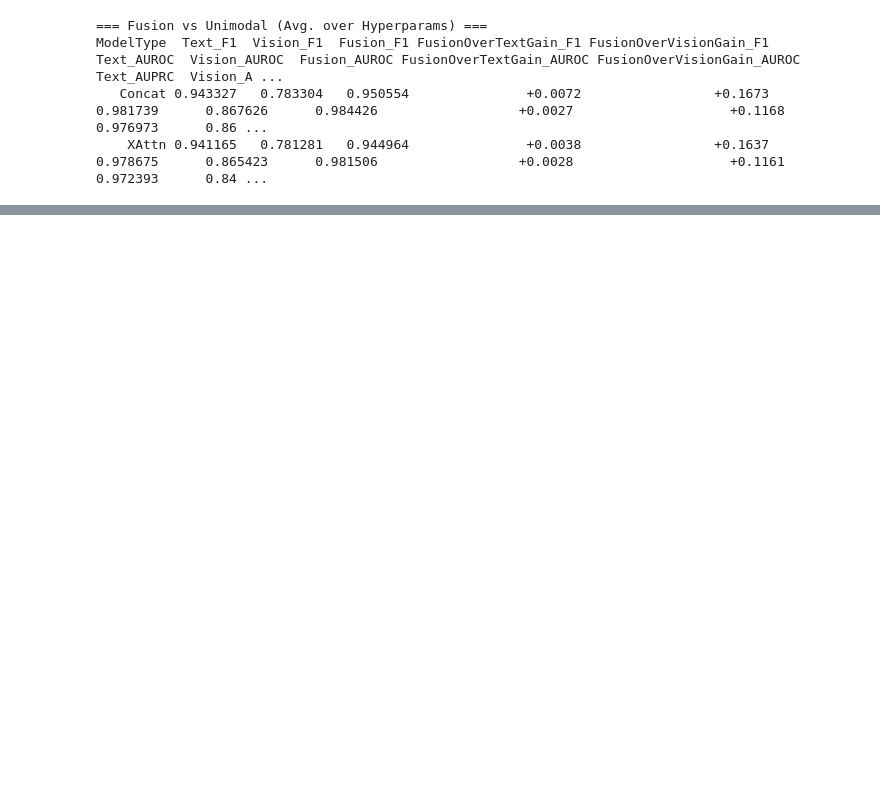
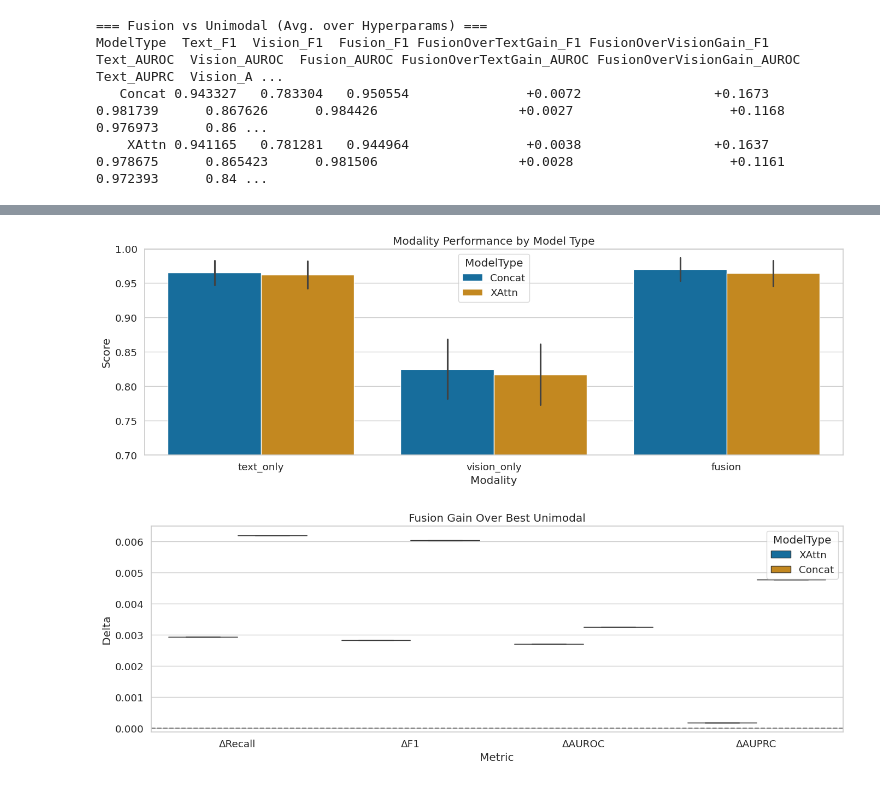
Before and after one commit to CrossMedDx/health-project, a Jupyter notebook: analysis/result_analysis.ipynb, the cells around one changed output, grey strips where cells are left out. Drawn from its saved outputs; the diff is of its cells as text; code cells hidden in the pictures; blank space fills up the shorter version.

Commit message:
added best hyperparam model ablation analysis

```diff
--- a/analysis/result_analysis.ipynb
+++ b/analysis/result_analysis.ipynb
@@ -617,0 +702,60 @@ ModelType  Text_F1  Vision_F1  Fusion_F1 FusionOverTextGain_F1 FusionOverVisionG
+# %%
+# --- Plot 1: Grouped Bar Plot – Modality Performance by Model Type ---
+melted_df = pd.melt(
+    best_models_df,
+    id_vars=["ModelType", "Modality"],
+    value_vars=["Recall", "F1", "AUROC", "AUPRC"],
+    var_name="Metric",
+    value_name="Score"
+)
+
+plt.figure(figsize=(14, 5))
+sns.barplot(
+    data=melted_df,
+    x="Modality",
+    y="Score",
+    hue="ModelType",
+    errorbar="sd",
+    estimator="mean"
+)
+plt.title("Modality Performance by Model Type")
+plt.ylim(0.7, 1.0)
+plt.ylabel("Score")
+plt.tight_layout()
+plt.show()
+
+# --- Plot 2: Delta Plot – Fusion Gain over Best Unimodal ---
+def fusion_delta(group):
+    fusion_row = group[group.Modality == "fusion"].iloc[0]
+    text_row = group[group.Modality == "text_only"].iloc[0]
+    vision_row = group[group.Modality == "vision_only"].iloc[0]
+
+    deltas = {
+        "ModelName": fusion_row["ModelName"],
+        "ModelType": fusion_row["ModelType"]
+    }
+    for metric in ["Recall","F1", "AUROC", "AUPRC"]:
+        best_unimodal = max(text_row[metric], vision_row[metric])
+        delta = fusion_row[metric] - best_unimodal
+        deltas[f"Δ{metric}"] = delta
+    return deltas
+
+delta_df = pd.DataFrame([fusion_delta(g) for _, g in best_models_df.groupby("ModelName")])
+
+# Plot delta boxplot
+plt.figure(figsize=(14, 5))
+melted_delta = pd.melt(
+    delta_df,
+    id_vars=["ModelType"],
+    value_vars=["ΔRecall", "ΔF1", "ΔAUROC", "ΔAUPRC"],
+    var_name="Metric",
+    value_name="Delta"
+)
+sns.boxplot(data=melted_delta, x="Metric", y="Delta", hue="ModelType")
+plt.axhline(0, ls="--", color="gray")
+plt.title("Fusion Gain Over Best Unimodal")
+plt.tight_layout()
+plt.show()
+# %% [output]
+[figure, added]
+[figure, added]
```
Also changed, not shown: parts of 13 cells of this notebook.
